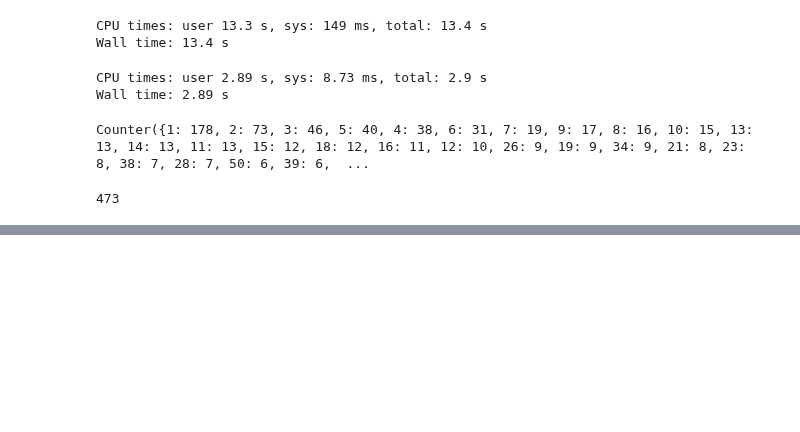
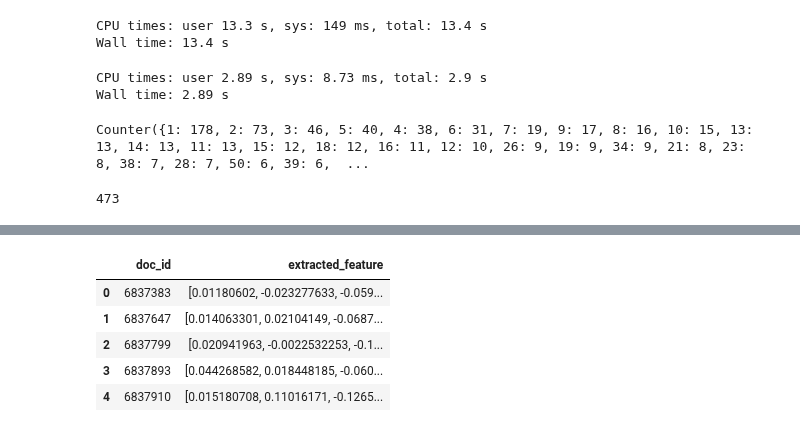
Before and after one commit to yoheikikuta/US-patent-analysis, a Jupyter notebook: colab/bert_tripletloss.ipynb, the cells around one changed output, grey strips where cells are left out. Drawn from its saved outputs; the diff is of its cells as text; code cells hidden in the pictures; blank space fills up the shorter version.

```diff
--- a/colab/bert_tripletloss.ipynb
+++ b/colab/bert_tripletloss.ipynb
@@ -564,0 +636,11 @@ sum(counter[i] for i in range(11))
+# %%
+grants_extracted_features_df = to_extracted_features(grants_normalized_feature_dict_2000, model)
+# %%
+grants_extracted_features_df.head()
+# %% [output]
+|  | doc_id | extracted_feature |
+| 0 | 6837383 | [0.01180602, -0.023277633, -0.059... |
+| 1 | 6837647 | [0.014063301, 0.02104149, -0.0687... |
+| 2 | 6837799 | [0.020941963, -0.0022532253, -0.1... |
+| 3 | 6837893 | [0.044268582, 0.018448185, -0.060... |
+| 4 | 6837910 | [0.015180708, 0.11016171, -0.1265... |
```
Also changed, not shown: parts of 91 cells of this notebook.
